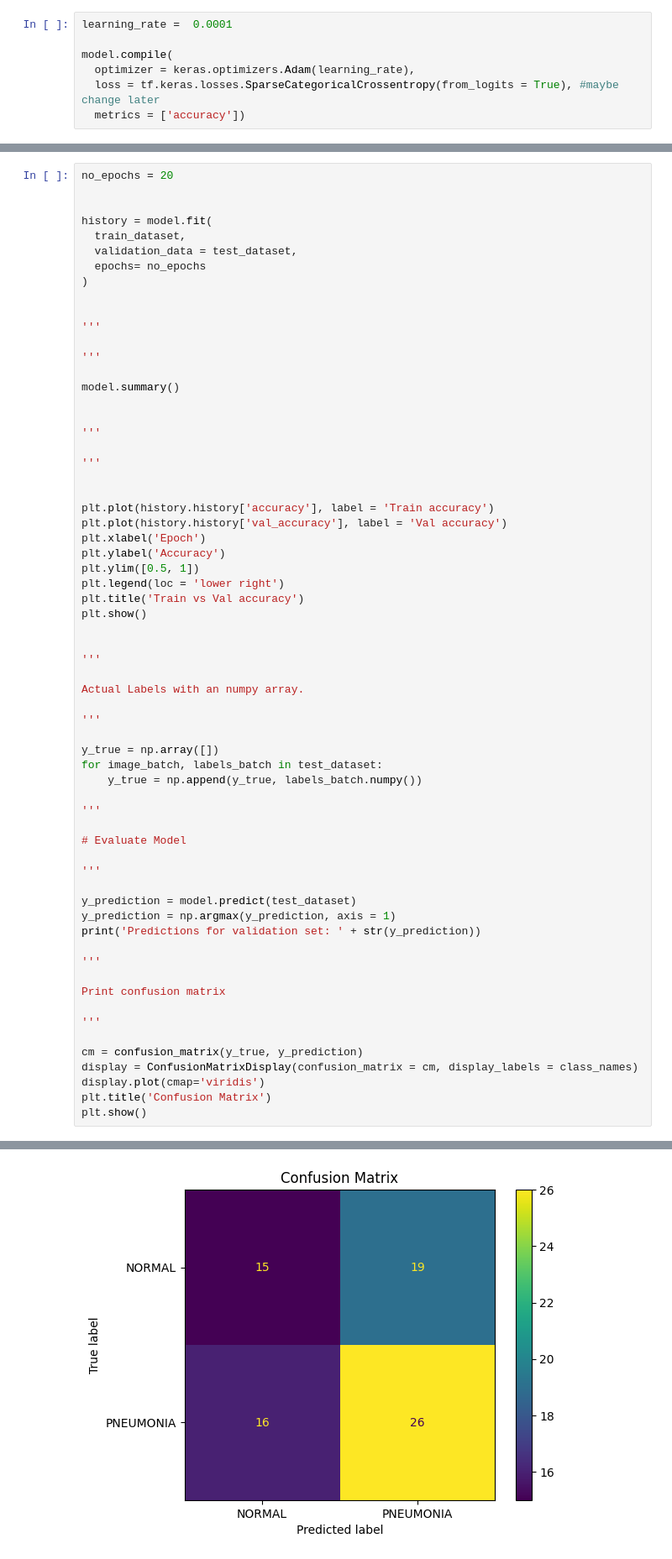
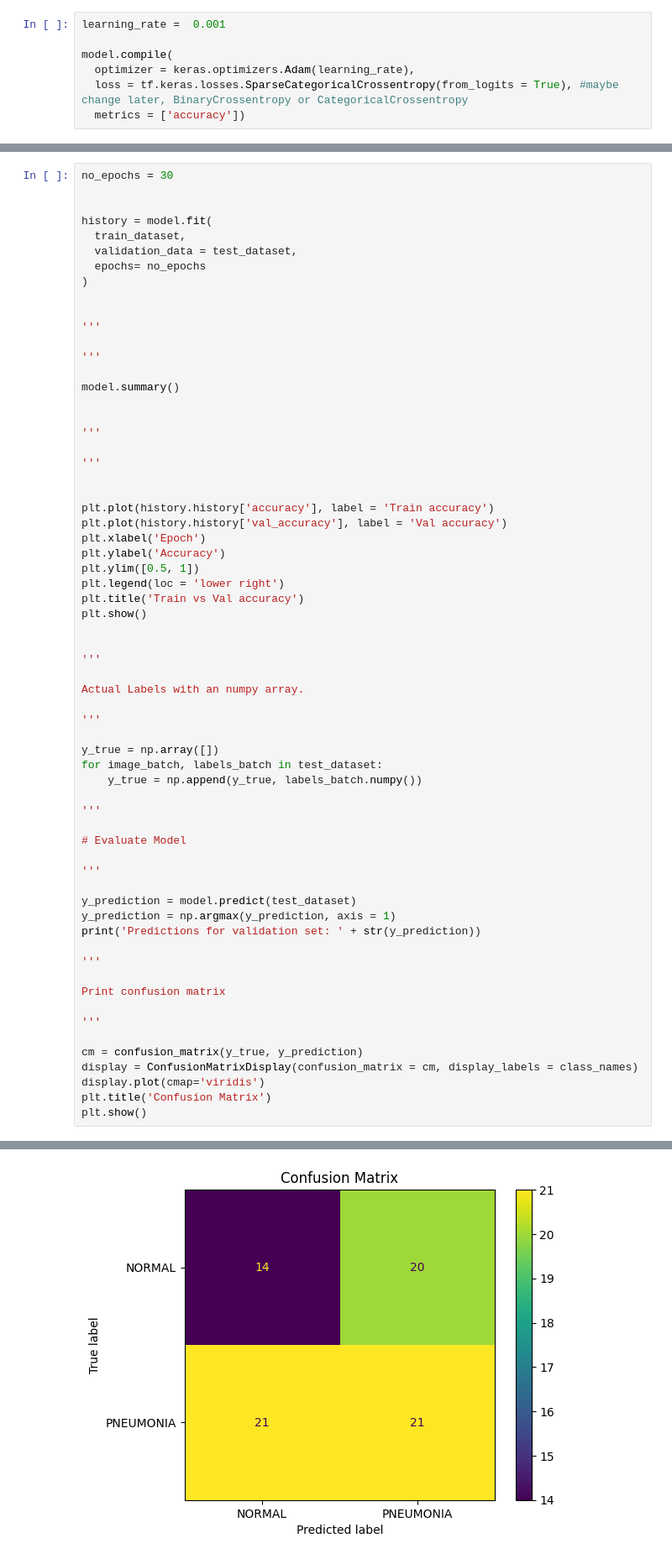
Before and after one commit to Taha-khan-dev/Chest-Ray, a Jupyter notebook: Machine_Learning/ML_code.ipynb, the cells around one changed output, grey strips where cells are left out. Shown at 84% size. Cells and saved outputs as stored; diff of their text form.

```diff
--- a/Machine_Learning/ML_code.ipynb
+++ b/Machine_Learning/ML_code.ipynb
@@ -174,7 +319,7 @@ model = tf.keras.Sequential([
 # %%
-learning_rate =  0.0001
+learning_rate =  0.001
 
 model.compile(
   optimizer = keras.optimizers.Adam(learning_rate),
-  loss = tf.keras.losses.SparseCategoricalCrossentropy(from_logits = True), #maybe change later
+  loss = tf.keras.losses.SparseCategoricalCrossentropy(from_logits = True), #maybe change later, BinaryCrossentropy or CategoricalCrossentropy
   metrics = ['accuracy'])
@@ -183,5 +348,5 @@ model.compile(
 # %%
-no_epochs = 20
+no_epochs = 30
 
 
 history = model.fit(
@@ -292 +457 @@ Predictions for validation set: [1 1 1 1 1 0 1 0 1 0 1 1 1 0 1 0 0 0 0 1 1 1 1 1
-[figure, old version]
+[figure, new version]
```
Also changed, not shown: parts of 17 cells of this notebook, 1 other file.
